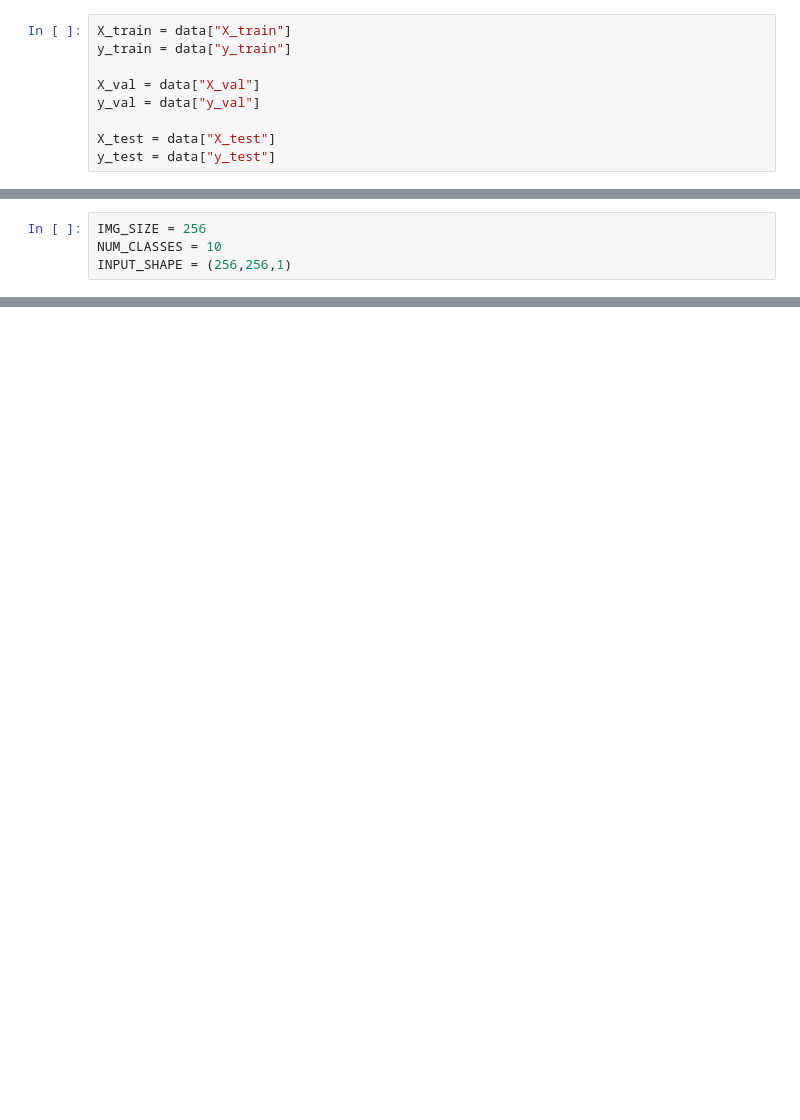
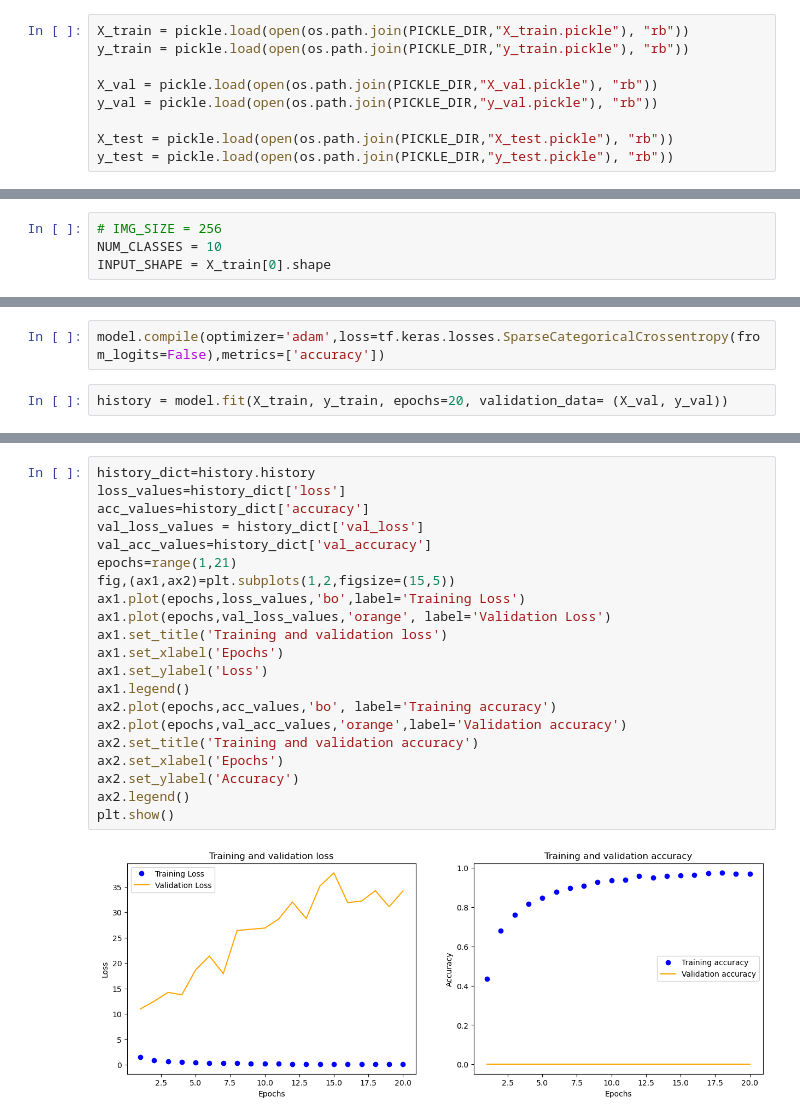
Before and after one commit to ttoygar/UrbanSoundsClassification, a Jupyter notebook: UrbanSounds - Modelling.ipynb, the cells around one changed output, grey strips where cells are left out. Saved outputs shown, nothing was run; the diff lists cells and outputs as text; blank space fills up the shorter version.

Commit message:
model finished

```diff
--- a/UrbanSounds - Modelling.ipynb
+++ b/UrbanSounds - Modelling.ipynb
@@ -8,12 +10,12 @@ data = pickle.load(open(os.path.join(PICKLE_DIR,"urbansounds.pickle"), "rb"))
 # %%
-X_train = data["X_train"]
-y_train = data["y_train"]
+X_train = pickle.load(open(os.path.join(PICKLE_DIR,"X_train.pickle"), "rb"))
+y_train = pickle.load(open(os.path.join(PICKLE_DIR,"y_train.pickle"), "rb"))
 
-X_val = data["X_val"]
-y_val = data["y_val"]
+X_val = pickle.load(open(os.path.join(PICKLE_DIR,"X_val.pickle"), "rb"))
+y_val = pickle.load(open(os.path.join(PICKLE_DIR,"y_val.pickle"), "rb"))
 
-X_test = data["X_test"]
-y_test = data["y_test"]
+X_test = pickle.load(open(os.path.join(PICKLE_DIR,"X_test.pickle"), "rb"))
+y_test = pickle.load(open(os.path.join(PICKLE_DIR,"y_test.pickle"), "rb"))
 # %%
 X_train[0].shape
 # %% [output]
@@ -21,7 +23,7 @@ X_train[0].shape
 # %%
-IMG_SIZE = 256
+# IMG_SIZE = 256
 NUM_CLASSES = 10
-INPUT_SHAPE = (256,256,1)
+INPUT_SHAPE = X_train[0].shape
 # %%
 model = models.Sequential()
 model.add(layers.Conv2D(32, (3, 3), activation='relu', input_shape=INPUT_SHAPE))
@@ -40,0 +41,4 @@ NameError: name 'models' is not defined
+# %%
+model.compile(optimizer='adam',loss=tf.keras.losses.SparseCategoricalCrossentropy(from_logits=False),metrics=['accuracy'])
+# %%
+history = model.fit(X_train, y_train, epochs=20, validation_data= (X_val, y_val))
@@ -40,0 +63,23 @@ NameError: name 'models' is not defined
+# %%
+history_dict=history.history
+loss_values=history_dict['loss']
+acc_values=history_dict['accuracy']
+val_loss_values = history_dict['val_loss']
+val_acc_values=history_dict['val_accuracy']
+epochs=range(1,21)
+fig,(ax1,ax2)=plt.subplots(1,2,figsize=(15,5))
+ax1.plot(epochs,loss_values,'bo',label='Training Loss')
+ax1.plot(epochs,val_loss_values,'orange', label='Validation Loss')
+ax1.set_title('Training and validation loss')
+ax1.set_xlabel('Epochs')
+ax1.set_ylabel('Loss')
+ax1.legend()
+ax2.plot(epochs,acc_values,'bo', label='Training accuracy')
+ax2.plot(epochs,val_acc_values,'orange',label='Validation accuracy')
+ax2.set_title('Training and validation accuracy')
+ax2.set_xlabel('Epochs')
+ax2.set_ylabel('Accuracy')
+ax2.legend()
+plt.show()
+# %% [output]
+[figure, added]
```
Also changed, not shown: parts of 6 cells of this notebook, 1 other file.
